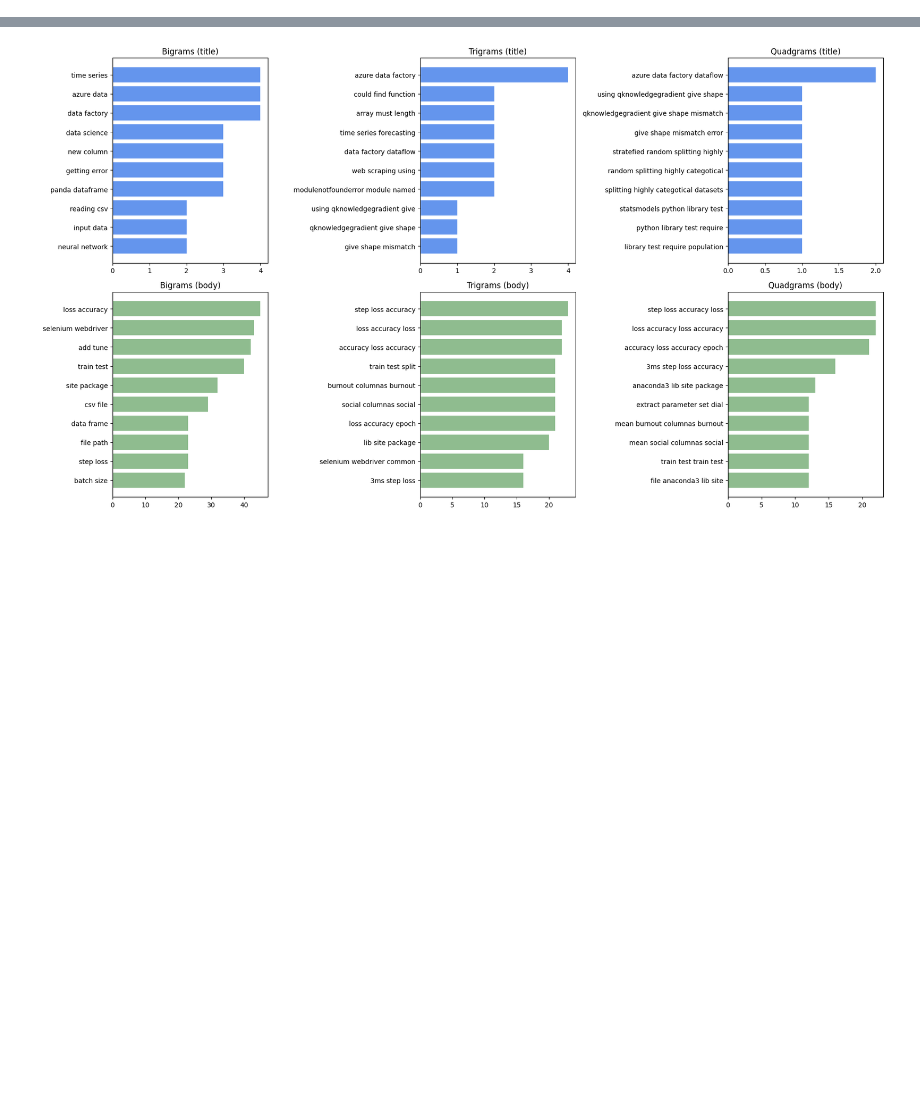
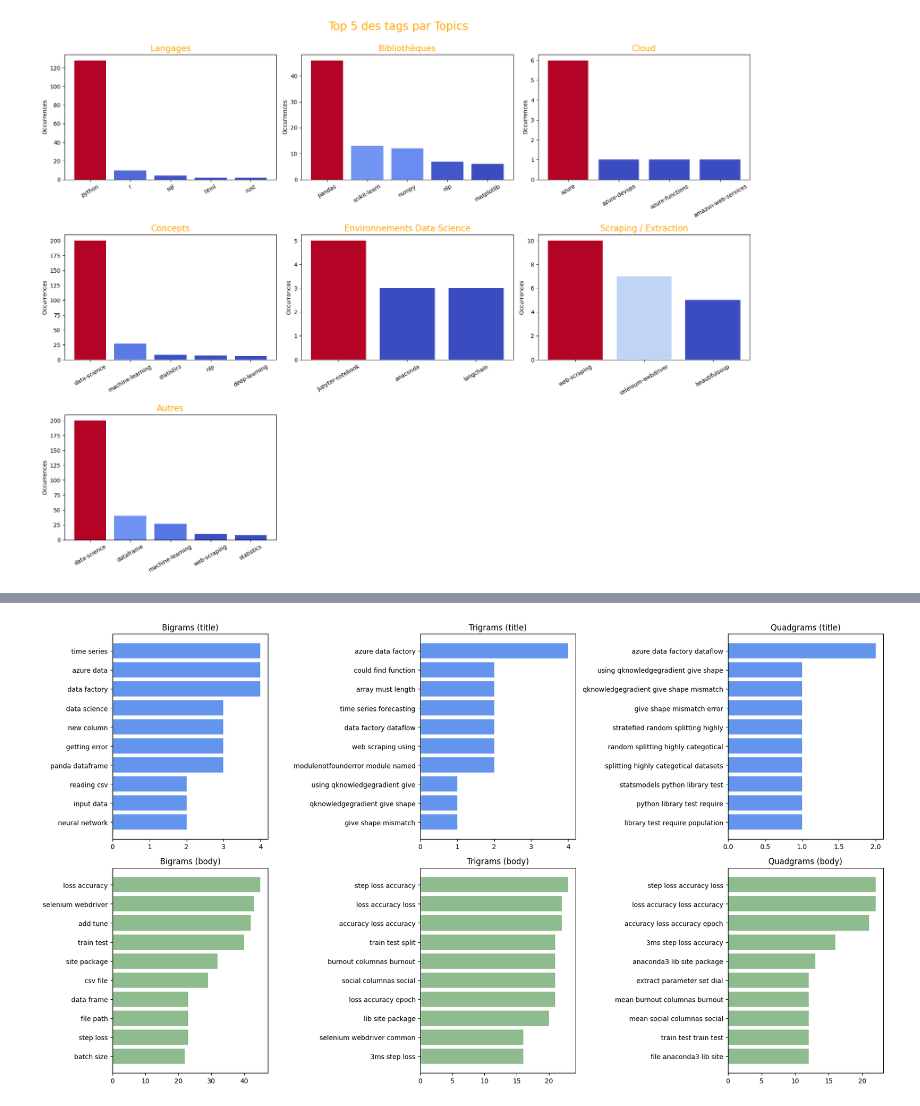
Before and after one commit to NovaStarmax/so-scrapper, a Jupyter notebook: eda/datascience.ipynb, the cells around one changed output, grey strips where cells are left out. Cells and saved outputs as stored; diff of their text form; code cells hidden in the pictures; blank space fills up the shorter version.

Commit message:
datascience avec tags puis body

```diff
--- a/eda/datascience.ipynb
+++ b/eda/datascience.ipynb
@@ -25,0 +171,30 @@ df.head()
+# %%
+# Visualisation des top tags par catégorie avec dégradé rouge (max) à bleu (min) et suppression des subplots vides
+fig, axes = plt.subplots(nrows=3, ncols=3, figsize=(18, 14))
+axes = axes.flatten()
+
+plot_idx = 0
+for cat, tags_list in categories_utiles.items():
+    filtered = [(tag, tag_counts[tag]) for tag in tags_list if tag in tag_counts]
+    filtered.sort(key=lambda x: x[1], reverse=True)
+    top_tags = filtered[:5]
+    if top_tags:
+        tags, counts = zip(*top_tags)
+        norm = plt.Normalize(min(counts), max(counts))
+        colors = cm.coolwarm(norm(counts))  # coolwarm va du bleu au rouge
+        # axes[plot_idx].set_facecolor('#f0f0f0')
+        axes[plot_idx].bar(tags, counts, color=colors)
+        axes[plot_idx].set_title(cat, color='orange', fontsize=15)
+        axes[plot_idx].set_ylabel('Occurrences')
+        axes[plot_idx].tick_params(axis='x', rotation=30)
+        plot_idx += 1
+
+# Masquer les subplots restants (non utilisés)
+for ax in axes[plot_idx:]:
+    ax.set_visible(False)
+
+plt.tight_layout(rect=[0, 0.03, 1, 0.99])
+plt.suptitle("Top 5 des tags par Topics", fontsize=20, color='orange', y=1.02)
+plt.show()
+# %% [output]
+[figure, added]
```
Also changed, not shown: parts of 11 cells of this notebook, 1 other file.
